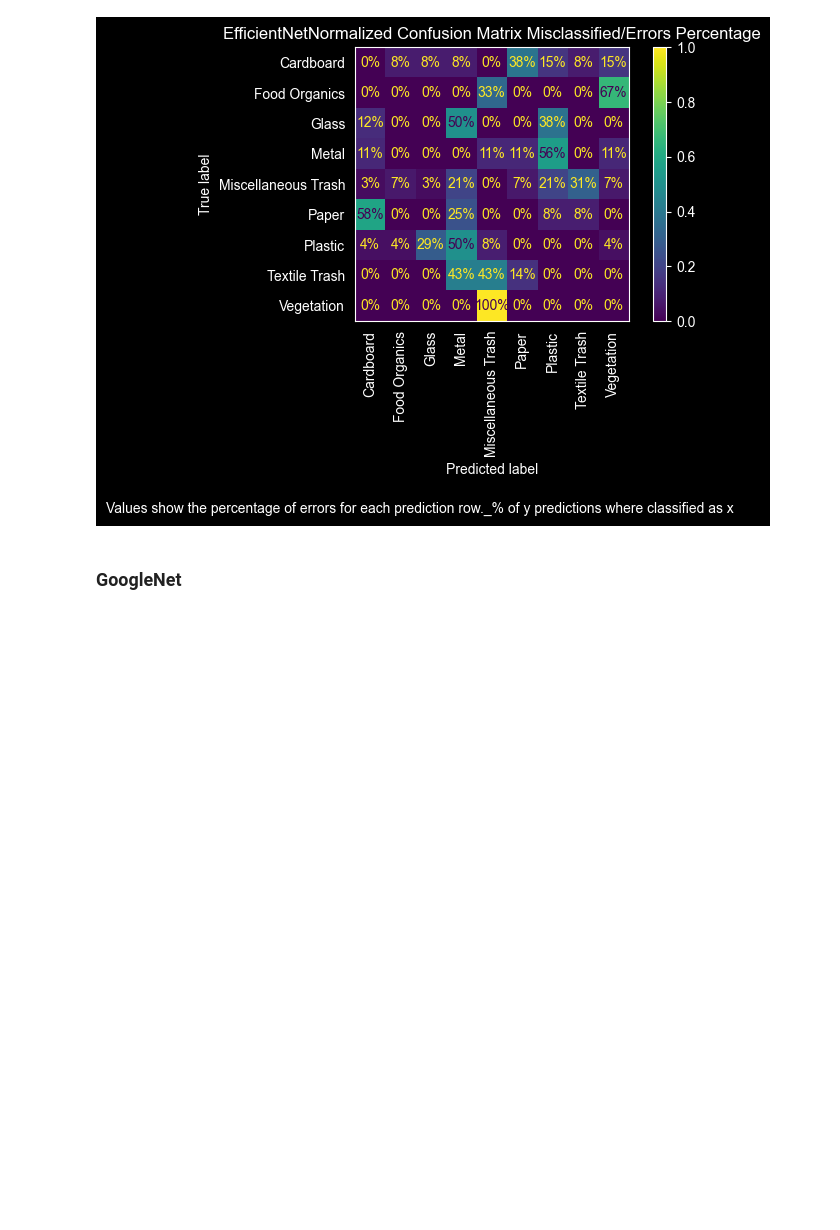
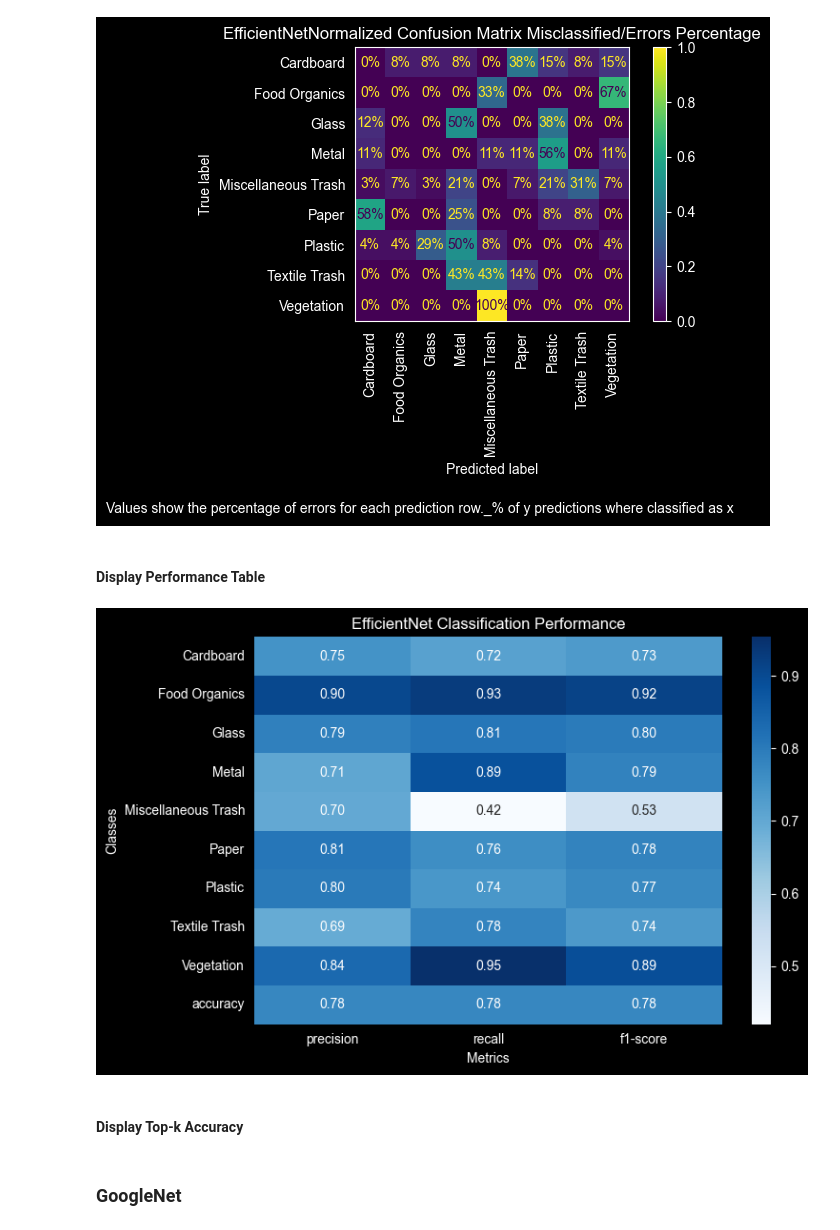
Before and after one commit to juliareinhart/waste-classification-ml, a Jupyter notebook: waste_classification.ipynb, the cells around one changed output. Cells and saved outputs as stored; diff of their text form; code cells hidden in the pictures; blank space fills up the shorter version.

```diff
--- a/waste_classification.ipynb
+++ b/waste_classification.ipynb
@@ -1230,3 +1307,11 @@ print_confusion_matrix(y_true, y_pred, class_names, eff_model.__class__.__name__
 # %% [output]
 [figure]
 [figure]
+# %% [markdown]
+#### Display Performance Table
+# %%
+print_performance_table(y_true, y_pred, class_names, eff_model.__class__.__name__)
+# %% [output]
+[figure, added]
+# %% [markdown]
+#### Display Top-k Accuracy
```
Also changed, not shown: parts of 11 cells of this notebook.
